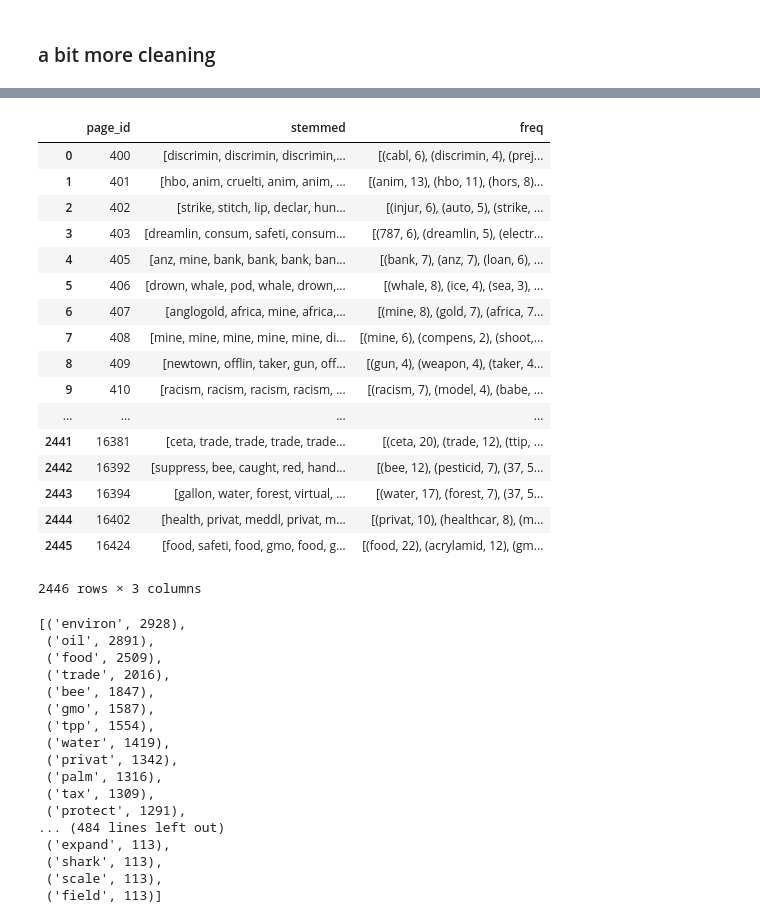
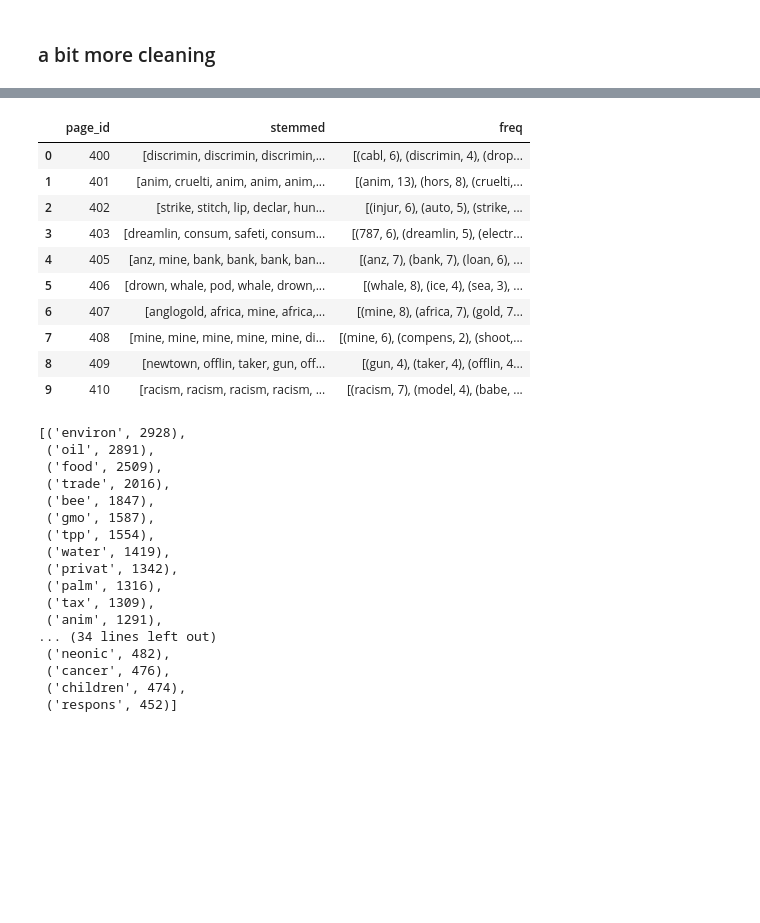
Before and after one commit to tara-m-harwood/springboard_coursework, a Jupyter notebook: Capstone - Topic Analysis with LDA.ipynb, the cells around one changed output, grey strips where cells are left out. Cells and saved outputs as stored; diff of their text form; code cells hidden in the pictures; blank space fills up the shorter version.

```diff
--- a/Capstone - Topic Analysis with LDA.ipynb
+++ b/Capstone - Topic Analysis with LDA.ipynb
@@ -216,35 +171,28 @@ camp_txt[["page_id","filtered","stemmed"]]
 # %%
 #this adds a word freq distribution to each campaign, to help me judge how well a topic fits to the text
 camp_txt['freq'] =''
 for index, row in camp_txt.iterrows():
     camp_freq = camp_txt['stemmed'][index]
     dist = FreqDist(camp_freq)
     camp_txt.set_value(index,'freq', dist.most_common())
-camp_txt[["page_id","stemmed","freq"]]
+camp_txt[["page_id","stemmed","freq"]].head(10)
 # %% [output]
 |  | page_id | stemmed | freq |
-| 0 | 400 | [discrimin, discrimin, discrimin,... | [(cabl, 6), (discrimin, 4), (prej... |
-| 1 | 401 | [hbo, anim, cruelti, anim, anim, ... | [(anim, 13), (hbo, 11), (hors, 8)... |
+| 0 | 400 | [discrimin, discrimin, discrimin,... | [(cabl, 6), (discrimin, 4), (drop... |
+| 1 | 401 | [anim, cruelti, anim, anim, anim,... | [(anim, 13), (hors, 8), (cruelti,... |
 | 2 | 402 | [strike, stitch, lip, declar, hun... | [(injur, 6), (auto, 5), (strike, ... |
 | 3 | 403 | [dreamlin, consum, safeti, consum... | [(787, 6), (dreamlin, 5), (electr... |
-| 4 | 405 | [anz, mine, bank, bank, bank, ban... | [(bank, 7), (anz, 7), (loan, 6), ... |
+| 4 | 405 | [anz, mine, bank, bank, bank, ban... | [(anz, 7), (bank, 7), (loan, 6), ... |
 | 5 | 406 | [drown, whale, pod, whale, drown,... | [(whale, 8), (ice, 4), (sea, 3), ... |
-| 6 | 407 | [anglogold, africa, mine, africa,... | [(mine, 8), (gold, 7), (africa, 7... |
+| 6 | 407 | [anglogold, africa, mine, africa,... | [(mine, 8), (africa, 7), (gold, 7... |
 | 7 | 408 | [mine, mine, mine, mine, mine, di... | [(mine, 6), (compens, 2), (shoot,... |
-| 8 | 409 | [newtown, offlin, taker, gun, off... | [(gun, 4), (weapon, 4), (taker, 4... |
+| 8 | 409 | [newtown, offlin, taker, gun, off... | [(gun, 4), (taker, 4), (offlin, 4... |
 | 9 | 410 | [racism, racism, racism, racism, ... | [(racism, 7), (model, 4), (babe, ... |
-| ... | ... | ... | ... |
-| 2441 | 16381 | [ceta, trade, trade, trade, trade... | [(ceta, 20), (trade, 12), (ttip, ... |
-| 2442 | 16392 | [suppress, bee, caught, red, hand... | [(bee, 12), (pesticid, 7), (37, 5... |
-| 2443 | 16394 | [gallon, water, forest, virtual, ... | [(water, 17), (forest, 7), (37, 5... |
-| 2444 | 16402 | [health, privat, meddl, privat, m... | [(privat, 10), (healthcar, 8), (m... |
-| 2445 | 16424 | [food, safeti, food, gmo, food, g... | [(food, 22), (acrylamid, 12), (gm... |
-2446 rows × 3 columns
 # %%
 #Get most frequent words for all campaigns.  Use this to identify and add additional stop words.
 freq = camp_txt['stemmed'].sum()
 fdist1 = FreqDist(freq)
-fdist1.most_common(500)
+fdist1.most_common(50)
 # %% [output]
 [('environ', 2928),
  ('oil', 2891),
@@ -257,12 +205,12 @@ fdist1.most_common(500)
  ('privat', 1342),
  ('palm', 1316),
  ('tax', 1309),
- ('protect', 1291),
-... (484 lines left out)
- ('expand', 113),
- ('shark', 113),
- ('scale', 113),
- ('field', 113)]
+ ('anim', 1291),
+... (34 lines left out)
+ ('neonic', 482),
+ ('cancer', 476),
+ ('children', 474),
+ ('respons', 452)]
 # %%
 #turns the tokens series into a corpora.Dictionary object, then
 #dictionary = corpora.Dictionary(camp_list)
```
Also changed, not shown: parts of 8 cells of this notebook.
